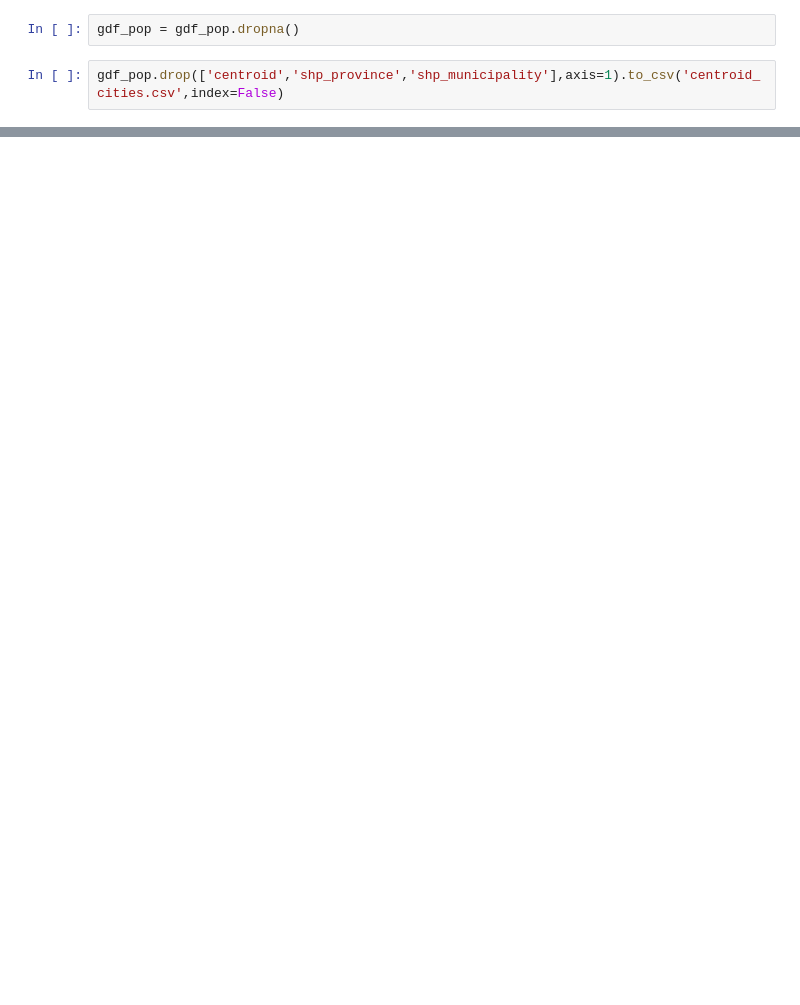
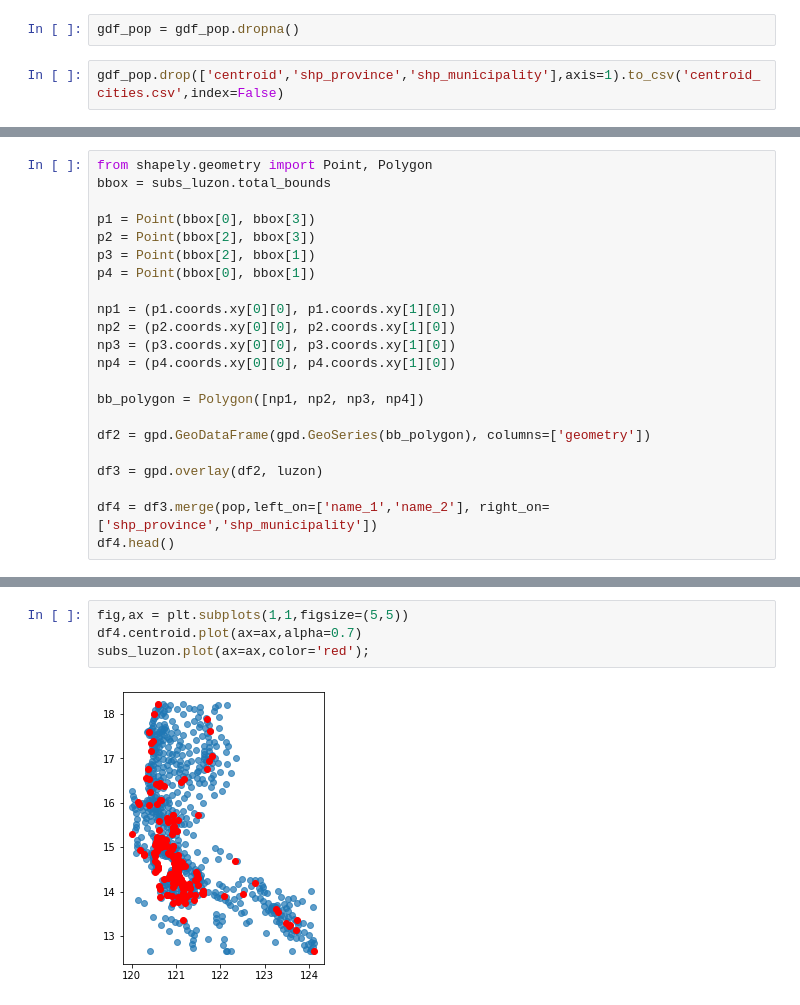
Before and after one commit to ralphcaubalejo/Geospatial-Analysis-Project, a Jupyter notebook: substation_jojie.ipynb, the cells around one changed output, grey strips where cells are left out. Saved outputs shown, nothing was run; the diff lists cells and outputs as text; blank space fills up the shorter version.

```diff
--- a/substation_jojie.ipynb
+++ b/substation_jojie.ipynb
@@ -129,0 +179,22 @@ gdf_pop.drop(['centroid','shp_province','shp_municipality'],axis=1).to_csv('cent
+# %%
+from shapely.geometry import Point, Polygon
+bbox = subs_luzon.total_bounds
+
+p1 = Point(bbox[0], bbox[3])
+p2 = Point(bbox[2], bbox[3])
+p3 = Point(bbox[2], bbox[1])
+p4 = Point(bbox[0], bbox[1])
+
+np1 = (p1.coords.xy[0][0], p1.coords.xy[1][0])
+np2 = (p2.coords.xy[0][0], p2.coords.xy[1][0])
+np3 = (p3.coords.xy[0][0], p3.coords.xy[1][0])
+np4 = (p4.coords.xy[0][0], p4.coords.xy[1][0])
+
+bb_polygon = Polygon([np1, np2, np3, np4])
+
+df2 = gpd.GeoDataFrame(gpd.GeoSeries(bb_polygon), columns=['geometry'])
+
+df3 = gpd.overlay(df2, luzon)
+
+df4 = df3.merge(pop,left_on=['name_1','name_2'], right_on=['shp_province','shp_municipality'])
+df4.head()
@@ -129,0 +209,6 @@ gdf_pop.drop(['centroid','shp_province','shp_municipality'],axis=1).to_csv('cent
+# %%
+fig,ax = plt.subplots(1,1,figsize=(5,5))
+df4.centroid.plot(ax=ax,alpha=0.7)
+subs_luzon.plot(ax=ax,color='red');
+# %% [output]
+[figure, added]
```
Also changed, not shown: parts of 31 cells of this notebook.
